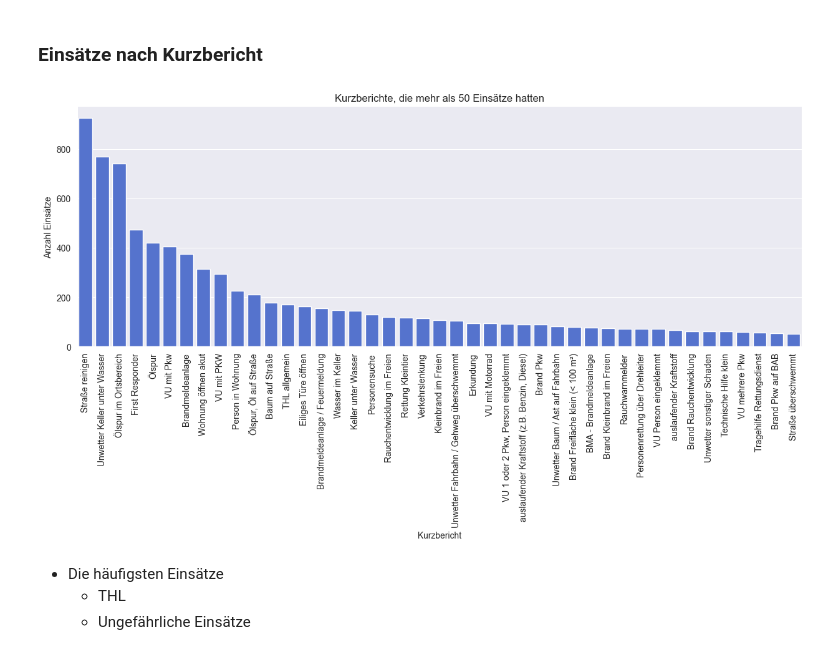
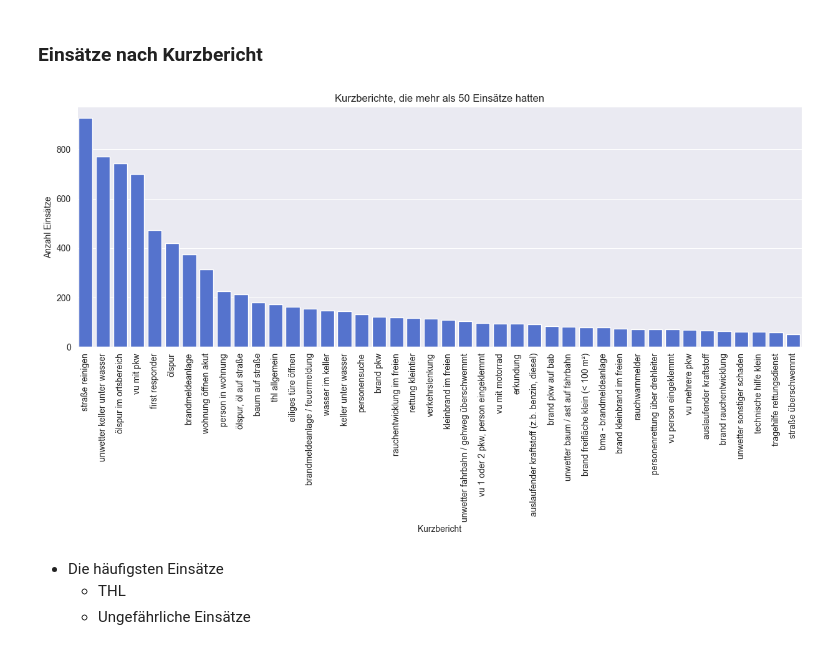
Before and after one commit to Chrissi2802/Firefighting-operations-SW, a Jupyter notebook: exploratory_data_analysis.ipynb, the cells around one changed output. Cells and saved outputs as stored; diff of their text form; code cells hidden in the pictures.

```diff
--- a/exploratory_data_analysis.ipynb
+++ b/exploratory_data_analysis.ipynb
@@ -755,18 +769,21 @@ plt.savefig("./Plots/anzahl_bilder_zeitverlauf.png")
 - 2001, 2002 und 2003 wurden fast keine Bilder hochgeladen
 # %% [markdown]
 ### Einsätze nach Kurzbericht
+# %%
+# Anzahl Einsätze Kurzbericht, Kurzbericht klein schreiben und Leerzeichen am Anfang und Ende entfernen, wenn Anzahl größer als 50
+series_kurzbericht = df["Kurzbericht"].str.lower().str.strip().value_counts()[df["Kurzbericht"].str.lower().str.strip().value_counts() > 50]
 # %%
-# Anzahl von Kurzberichten, wenn mehr als 50 mal vorkommt, mit Titel und Labels
+# Anzahl von Kurzberichten, mit Titel und Labels
 plt.figure(figsize=(15, 5))
 plt.title("Kurzberichte, die mehr als 50 Einsätze hatten")
 plt.xlabel("Kurzbericht")
 plt.ylabel("Anzahl Einsätze")
 plt.xticks(rotation=90)
-sns.barplot(x=df["Kurzbericht"].value_counts()[df["Kurzbericht"].value_counts() > 50].index,
-            y=df["Kurzbericht"].value_counts()[df["Kurzbericht"].value_counts() > 50].values, color=color)
+sns.barplot(x=series_kurzbericht.index,
+            y=series_kurzbericht.values, color=color)
 plt.savefig("./Plots/kurzberichte_mehr_als_50_einsaetze.png")
 # %% [output]
-[figure, old version]
+[figure, new version]
 # %% [markdown]
 - Die häufigsten Einsätze
   - THL
```
Also changed, not shown: parts of 4 cells of this notebook, 6 other files.
